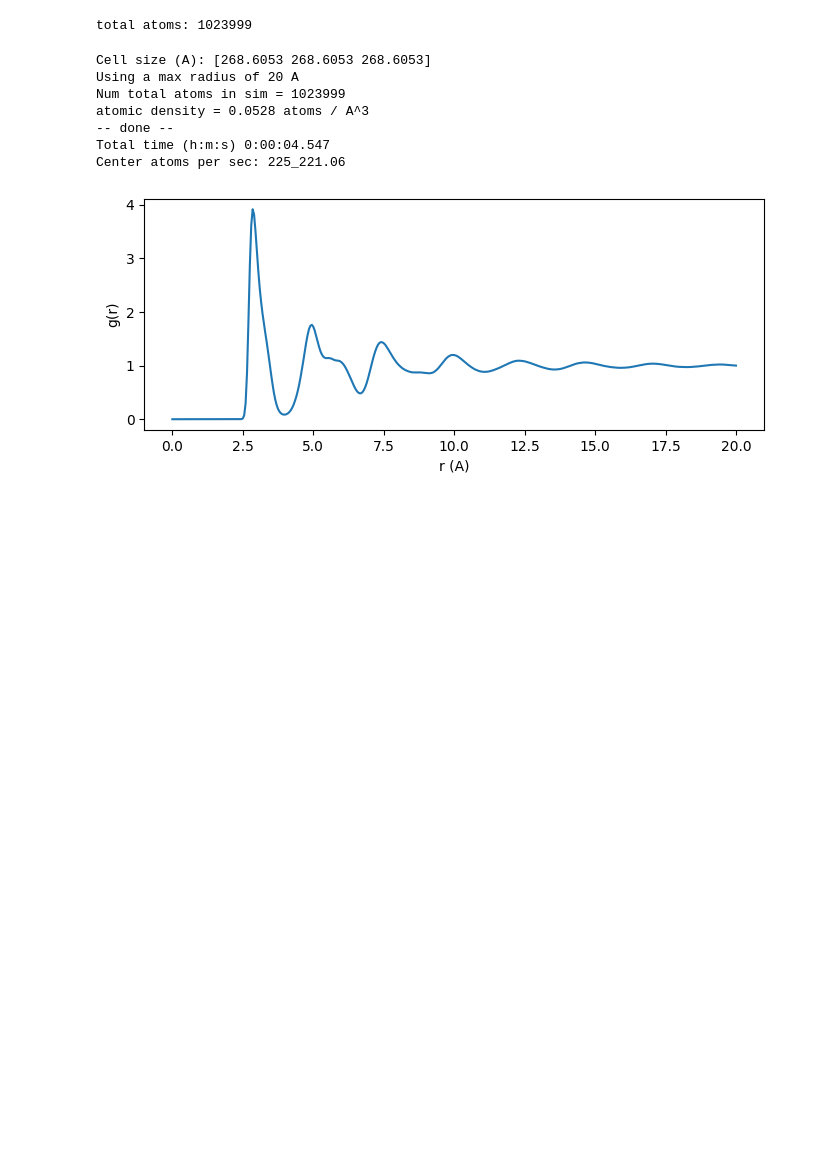
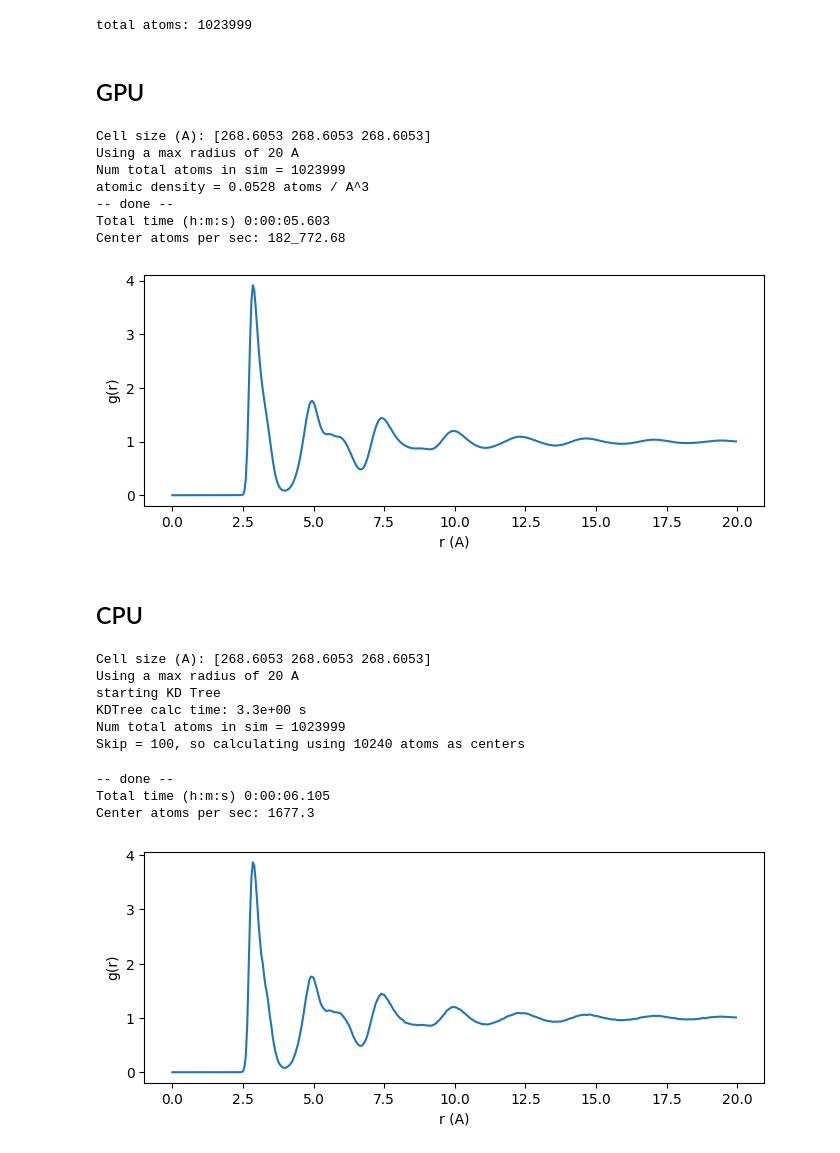
Before and after one commit to Art-MC/GAS, a Jupyter notebook: gas/PDFs/notebooks/RDF_2body_demo.ipynb, the cells around one changed output. Saved outputs shown, nothing was run; the diff lists cells and outputs as text; code cells hidden in the pictures; blank space fills up the shorter version.

```diff
--- a/gas/PDFs/notebooks/RDF_2body_demo.ipynb
+++ b/gas/PDFs/notebooks/RDF_2body_demo.ipynb
@@ -52,6 +59,8 @@ atoms.positions = np.genfromtxt(
 print(f"total atoms: {atoms.positions.shape[0]}")
 # %% [output]
 total atoms: 1023999
+# %% [markdown]
+## GPU
 # %%
 ### The main variable here is batch_size, I have found that 25k is the roughly optimal
 ### value for my GPU. If running out of memory, decrease batch_size,
@@ -64,7 +73,7 @@ dr = 0.05
 hist_r_max = 20
 skip = 1
 
-rdf = RDF(device=gpu, v=1)
+rdf = RDF(device=device, v=1)
 r, gr = rdf.rdf(
     atoms,
     dr=dr,
@@ -87,6 +96,43 @@ Using a max radius of 20 A
 Num total atoms in sim = 1023999
 atomic density = 0.0528 atoms / A^3
 -- done --
-Total time (h:m:s) 0:00:04.547
-Center atoms per sec: 225_221.06
+Total time (h:m:s) 0:00:05.603
+Center atoms per sec: 182_772.68
 [figure]
+# %% [markdown]
+## CPU
+# %%
+device = 'cpu'
+# %%
+### set "skip" to sample the centerpoints used
+
+dr = 0.05
+hist_r_max = 20
+skip = 100
+
+rdf = RDF(device=device, v=1)
+r, gr = rdf.rdf_cpu(
+    atoms,
+    dr=dr,
+    hist_r_max=hist_r_max,
+    skip=skip,
+    pbcs=pbcs,
+    reduced=True,
+)
+
+fig, ax = plt.subplots(figsize=(8,3))
+ax.plot(r, gr)
+ax.set_xlabel("r (A)")
+ax.set_ylabel("g(r)")
+plt.show()
+# %% [output]
+Cell size (A): [268.6053 268.6053 268.6053]
+Using a max radius of 20 A
+starting KD Tree
+KDTree calc time: 3.3e+00 s
+Num total atoms in sim = 1023999
+Skip = 100, so calculating using 10240 atoms as centers
+-- done --
+Total time (h:m:s) 0:00:06.105
+Center atoms per sec: 1677.3
+[figure, added]
```
Also changed, not shown: parts of 3 cells of this notebook, 3 other files.
